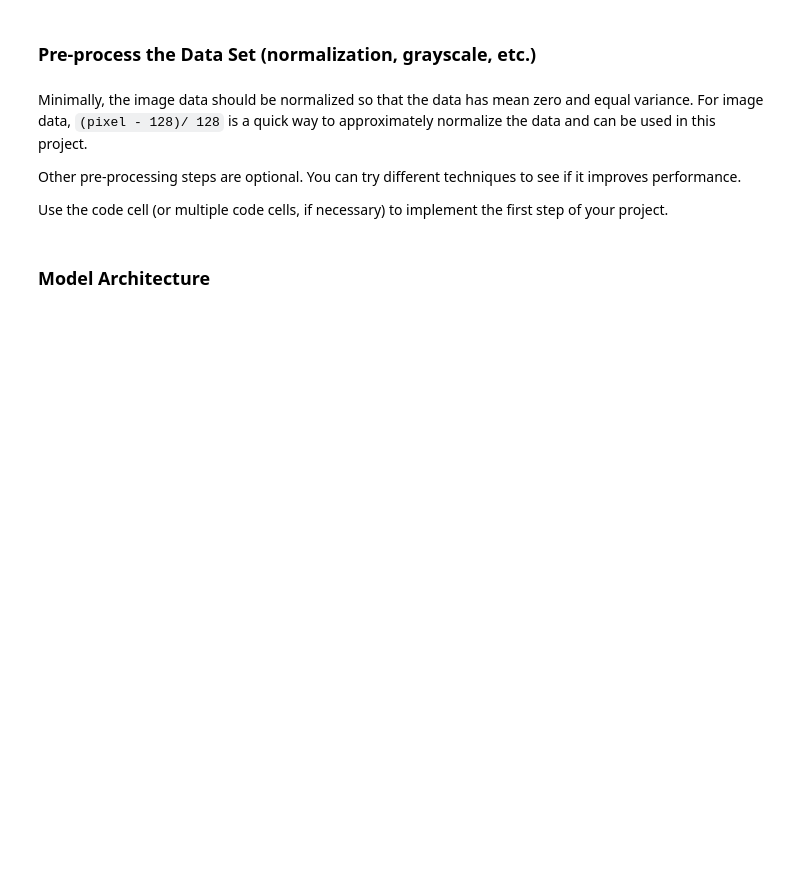
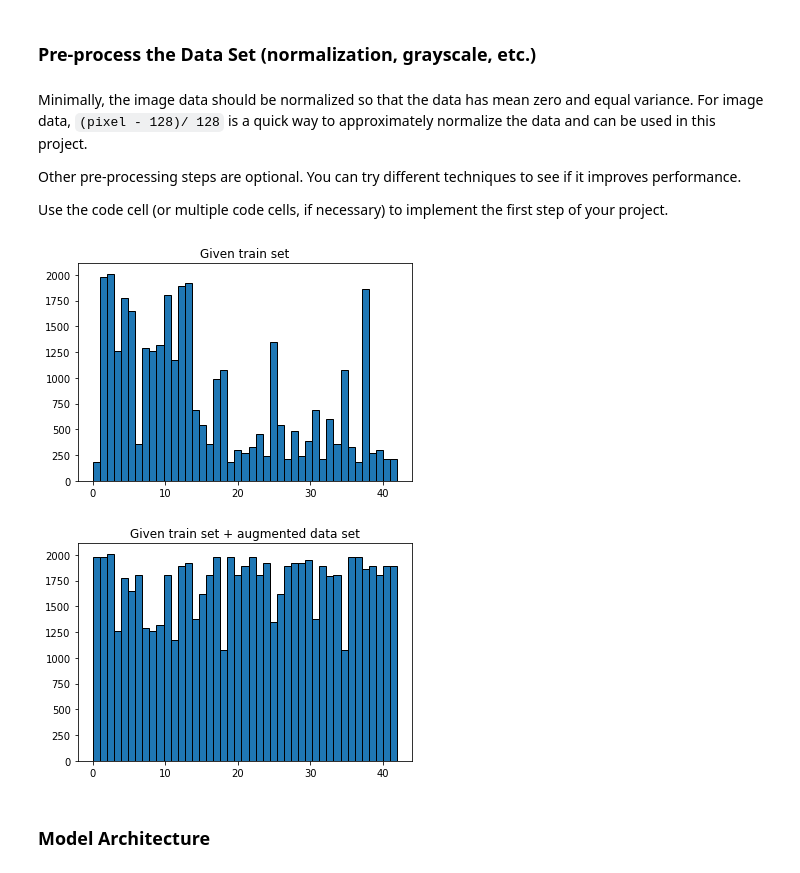
Before and after one commit to Kazutaka333/traffic_sign_classifier, a Jupyter notebook: Traffic_Sign_Classifier.ipynb, the cells around one changed output. Cells and saved outputs as stored; diff of their text form; code cells hidden in the pictures; blank space fills up the shorter version.

```diff
--- a/Traffic_Sign_Classifier.ipynb
+++ b/Traffic_Sign_Classifier.ipynb
@@ -73,7 +84,7 @@ image_shape = X_train_raw.shape[1:]
 # TODO: How many unique classes/labels there are in the dataset.
 n_classes = max(y_test)+1
 
-input_depth = 3
+input_depth = 1
 
 print("Number of training examples =", n_train)
 print("Number of testing examples =", n_test)
@@ -238,11 +266,27 @@ def createAugmentedData(x, y):
 X_train_gray = cvt2Gray(X_train_raw)
 X_valid_gray = cvt2Gray(X_valid_raw)
 X_test_gray = cvt2Gray(X_test_raw)
-
-X_augmented, y_augmented= createAugmentedData(X_train_raw, y_train_raw)
-# %%
-# normalize values
-X_train = normalize(np.concatenate((X_train_raw, X_augmented)))
-y_train = np.concatenate((y_train_raw, y_augmented))
-X_valid = normalize(X_valid_raw)
-X_test = normalize(X_test_raw)
+# %%
+pickle_enabled = True
+if not pickle_enabled:
+    X_augmented = None
+    y_augmented = None
+    for i in range(n_classes):
+        class_i = X_train_gray[y_train_raw==i]
+        num_example = len(class_i)
+        num_augmented = (max_example - num_example)//num_example
+        for _ in range(num_augmented):
+            X_augmented_class_i = randomizedAugmentedData(class_i)
+            if X_augmented == None:
+                X_augmented = X_augmented_class_i
+                y_augmented = y_train_raw[y_train_raw==i]
+            else:
+                X_augmented = np.concatenate((X_augmented, X_augmented_class_i))
+                y_augmented = np.concatenate((y_augmented, y_train_raw[y_train_raw==i]))
+    # normalize values
+    X_train = np.concatenate((X_train_gray, X_augmented))
+    y_train = np.concatenate((y_train_raw, y_augmented))
+    X_train = preprocess(X_train)
+    pickle.dump(X_train, open( "./augmented_data.p", "wb" ) )
+else:
+    X_train = pickle.load( open( "./augmented_data.p", "rb" ) )
@@ -249,3 +296,14 @@ X_test = normalize(X_test_raw)
+# %%
+plt.title("Given train set")
+plt.hist(y_train_raw, n_classes, edgecolor='black')
+plt.show()
+plt.figure()
+plt.title("Given train set + augmented data set")
+plt.hist(y_train, n_classes, edgecolor='black')
+plt.show()
+# %% [output]
+[figure, added]
+[figure, added]
 # %% [markdown]
 ### Model Architecture
 # %%
```
Also changed, not shown: parts of 20 cells of this notebook, 14 other files.
